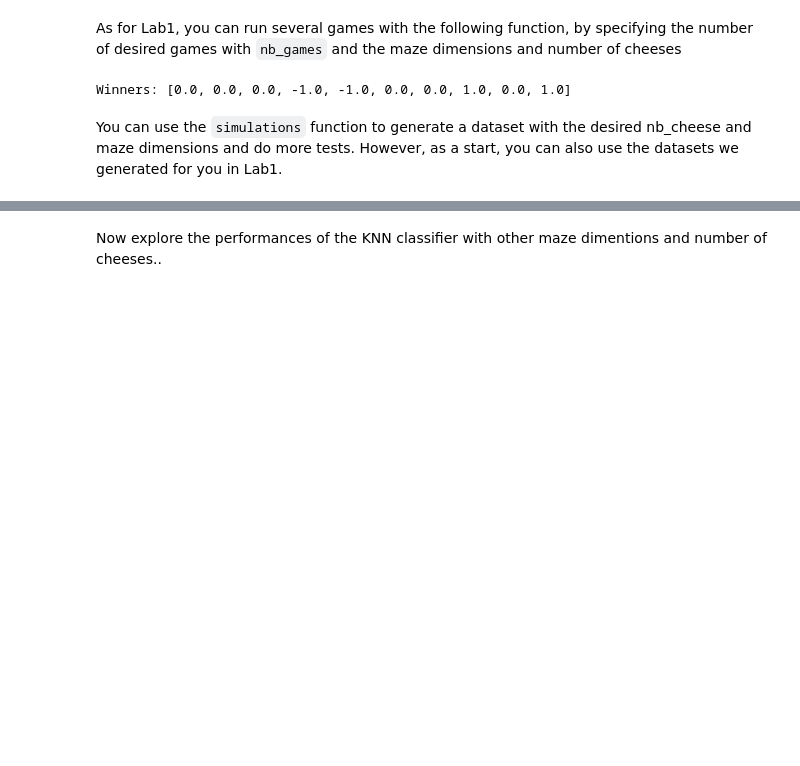
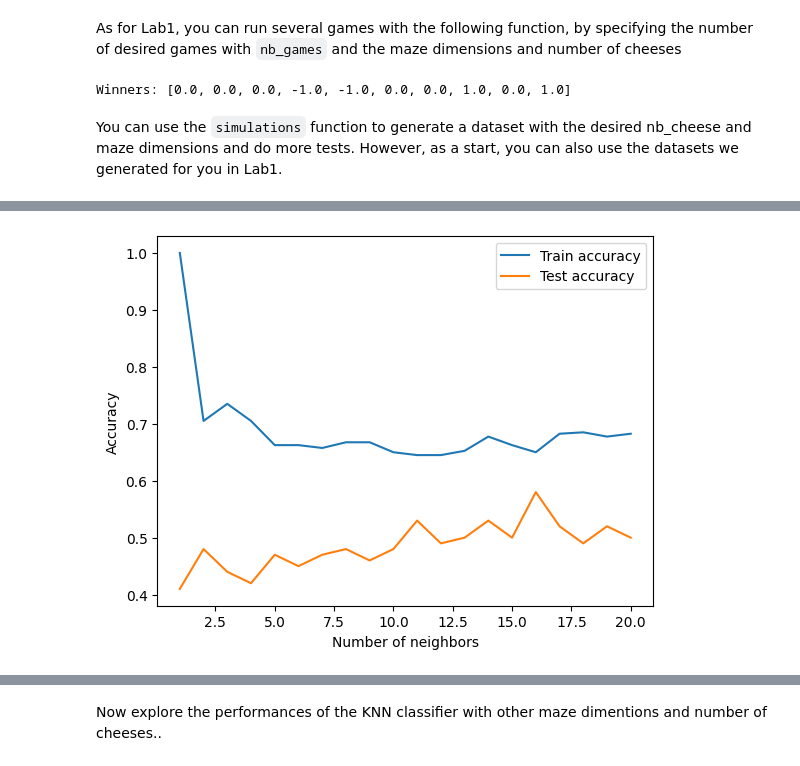
Before and after one commit to Gregsai/introduction-to-ai, a Jupyter notebook: session2/lab/Lab_2.ipynb, the cells around one changed output, grey strips where cells are left out. Saved outputs shown, nothing was run; the diff lists cells and outputs as text; code cells hidden in the pictures; blank space fills up the shorter version.

```diff
--- a/session2/lab/Lab_2.ipynb
+++ b/session2/lab/Lab_2.ipynb
@@ -75,3 +102,13 @@ The sklearn API is consistent. This means that for almost every method they prop
 from sklearn.neighbors import KNeighborsClassifier
 k = 1
 classifier = KNeighborsClassifier(n_neighbors=k, n_jobs=1)
+
+#training of the classifier
+classifier.fit(x_train, y_train)
+
+#accuracy of the training set
+training_accuracy = classifier.score(x_train, y_train)
+print("Train accuracy : ", training_accuracy)
+#accuracy of the test set
+test_accuracy = classifier.score(x_test, y_test)
+print("Test accuracy : ", test_accuracy)
@@ -177,3 +385,9 @@ You can use the `simulations` function to generate a dataset with the desired nb
 # %%
 ### CELL TO BE COMPLETED
 # Load maze configuration and winners data from Lab1
+cheeses_npz = np.load("cheeses_500_games_5x7_4.npz")
+X = cheeses_npz["data"]
+
+winners_npz = np.load("winners_500_games_5x7_4.npz")
+Y = winners_npz["data"]
+print(f"Shape of X matrix: {X.shape},\nY matrix: {Y}")
@@ -180,3 +412,7 @@ You can use the `simulations` function to generate a dataset with the desired nb
 # %%
 ### CELL TO BE COMPLETED
 # split dataset in train and test set
+from sklearn.model_selection import train_test_split
+
+# Split dataset in train and test set
+X_train, X_test, Y_train, Y_test = train_test_split(X, Y, test_size=0.2, random_state=0)
@@ -188,0 +419,38 @@ You can use the `simulations` function to generate a dataset with the desired nb
+# %%
+### CELL TO BE COMPLETED
+# train a KNN classifier and test it for different number of neighbors
+from sklearn.neighbors import KNeighborsClassifier
+
+# Liste pour stocker les précisions d'entraînement pour chaque valeur de k
+train_accuracies = []
+
+# Liste pour stocker les précisions de test pour chaque valeur de k
+test_accuracies = []
+
+# Valeurs de k à tester
+k_values = range(1, 21)
+
+# Itérer sur les valeurs de k
+for k in k_values:
+
+    # Entraîner un classifieur KNN sur les données d'entraînement
+    knn = KNeighborsClassifier(n_neighbors=k)
+    knn.fit(X_train, Y_train)
+
+    # Évaluer les performances du classifieur sur les données d'entraînement
+    train_accuracy = knn.score(X_train, Y_train)
+    train_accuracies.append(train_accuracy)
+
+    # Évaluer les performances du classifieur sur les données de test
+    test_accuracy = knn.score(X_test, Y_test)
+    test_accuracies.append(test_accuracy)
+
+# Tracer les courbes de précision en fonction de k
+plt.plot(k_values, train_accuracies, label='Train accuracy')
+plt.plot(k_values, test_accuracies, label='Test accuracy')
+plt.xlabel('Number of neighbors')
+plt.ylabel('Accuracy')
+plt.legend()
+plt.show()
+# %% [output]
+[figure, added]
```
Also changed, not shown: parts of 16 cells of this notebook, 2 other files.
